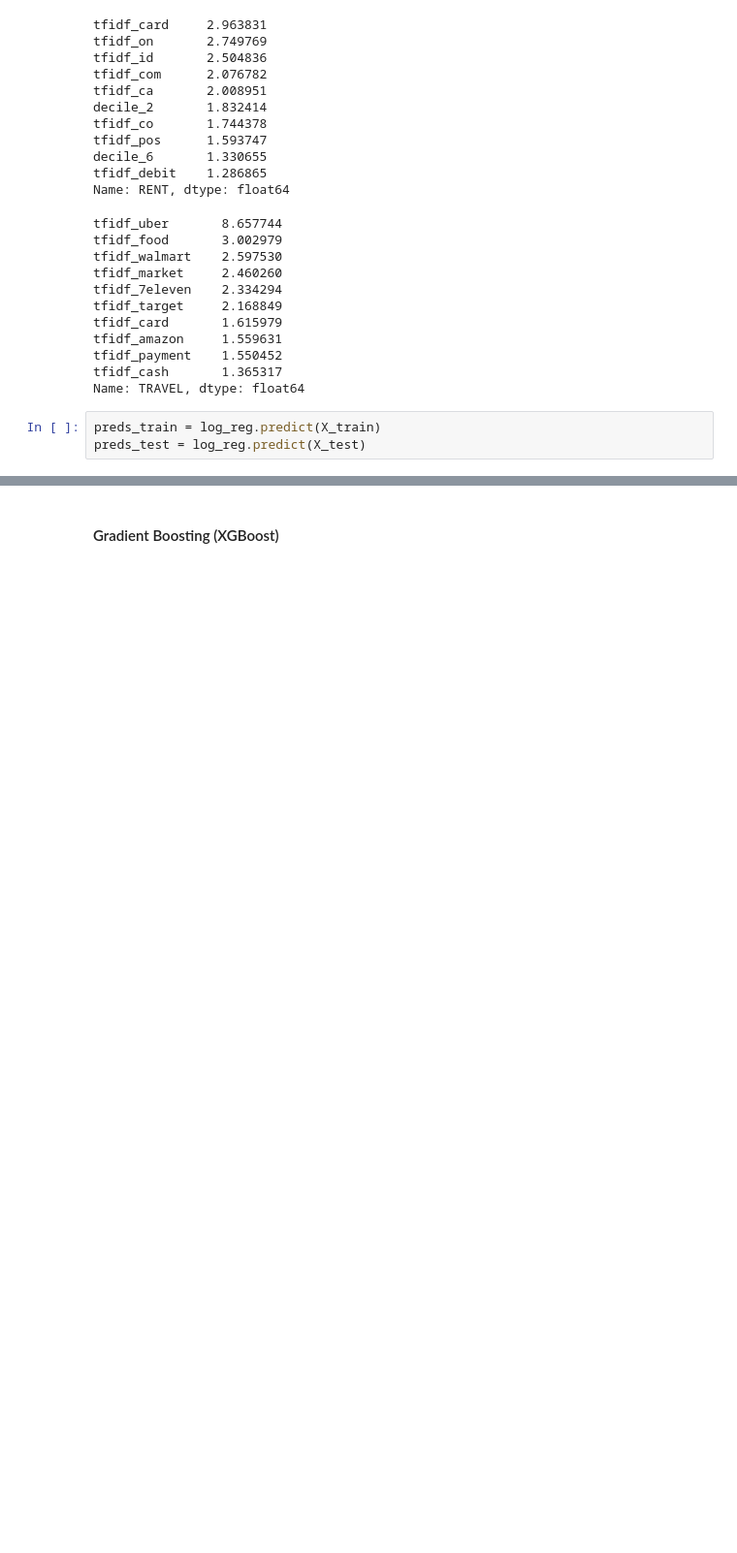
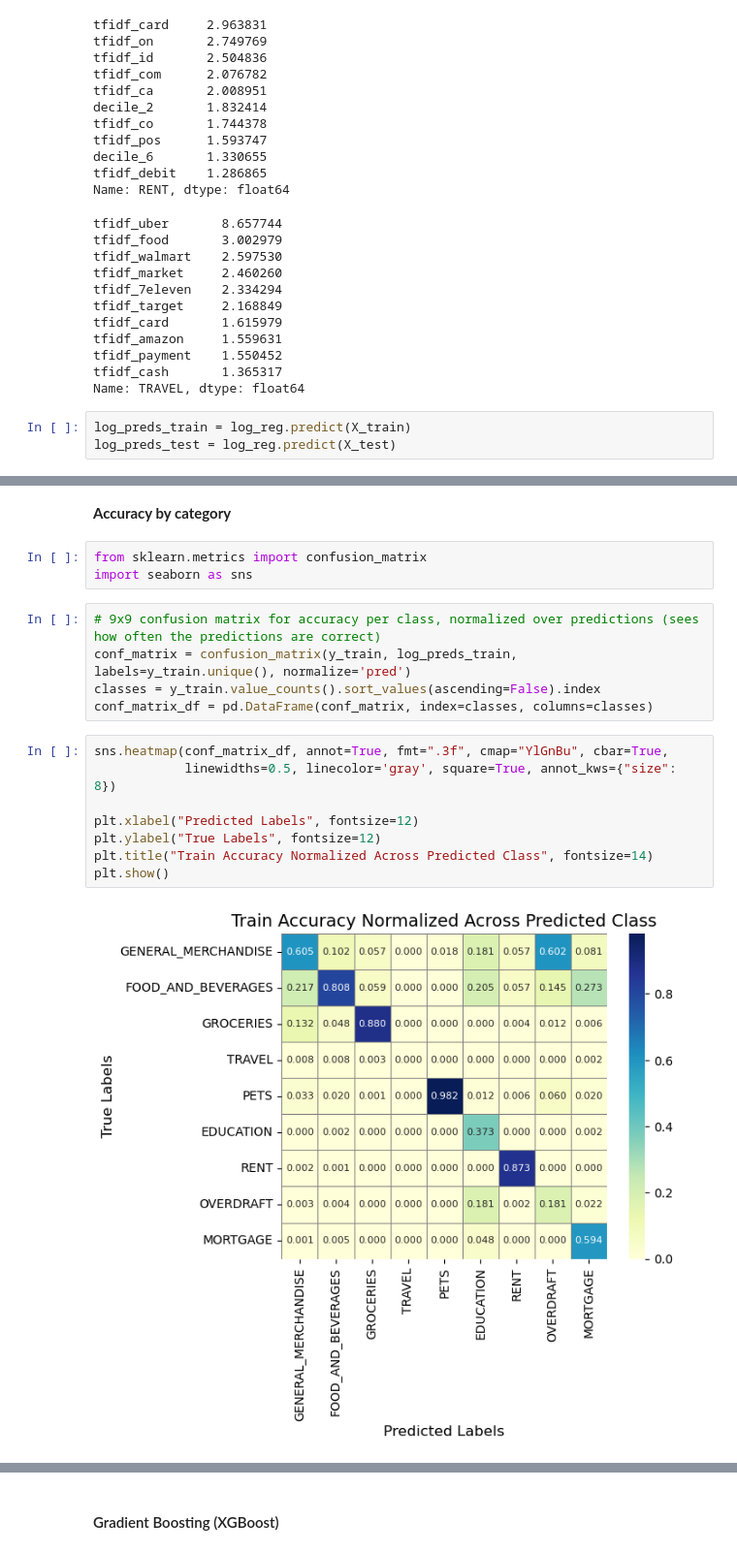
Before and after one commit to danielrmathew/prism-data-credit, a Jupyter notebook: drm_notebook.ipynb, the cells around one changed output, grey strips where cells are left out. Shown at 97% size. Cells and saved outputs as stored; diff of their text form; blank space fills up the shorter version.

Commit message:
created 9x9 confusion matrices

```diff
--- a/drm_notebook.ipynb
+++ b/drm_notebook.ipynb
@@ -622,5 +622,5 @@ tfidf_payment    1.550452
 tfidf_cash       1.365317
 Name: TRAVEL, dtype: float64
 # %%
-preds_train = log_reg.predict(X_train)
-preds_test = log_reg.predict(X_test)
+log_preds_train = log_reg.predict(X_train)
+log_preds_test = log_reg.predict(X_test)
@@ -629,2 +631,22 @@ f"Train accuracy: {(preds_train == y_train).mean()}, Test accuracy: {(preds_test
 # %% [output]
 'Train accuracy: 0.707876808042676, Test accuracy: 0.7045528659224884'
+# %% [markdown]
+**Accuracy by category**
+# %%
+from sklearn.metrics import confusion_matrix
+import seaborn as sns
+# %%
+# 9x9 confusion matrix for accuracy per class, normalized over predictions (sees how often the predictions are correct)
+conf_matrix = confusion_matrix(y_train, log_preds_train, labels=y_train.unique(), normalize='pred')
+classes = y_train.value_counts().sort_values(ascending=False).index
+conf_matrix_df = pd.DataFrame(conf_matrix, index=classes, columns=classes)
+# %%
+sns.heatmap(conf_matrix_df, annot=True, fmt=".3f", cmap="YlGnBu", cbar=True,
+            linewidths=0.5, linecolor='gray', square=True, annot_kws={"size": 8})
+
+plt.xlabel("Predicted Labels", fontsize=12)
+plt.ylabel("True Labels", fontsize=12)
+plt.title("Train Accuracy Normalized Across Predicted Class", fontsize=14)
+plt.show()
+# %% [output]
+[figure, added]
```
Also changed, not shown: parts of 11 cells of this notebook.
